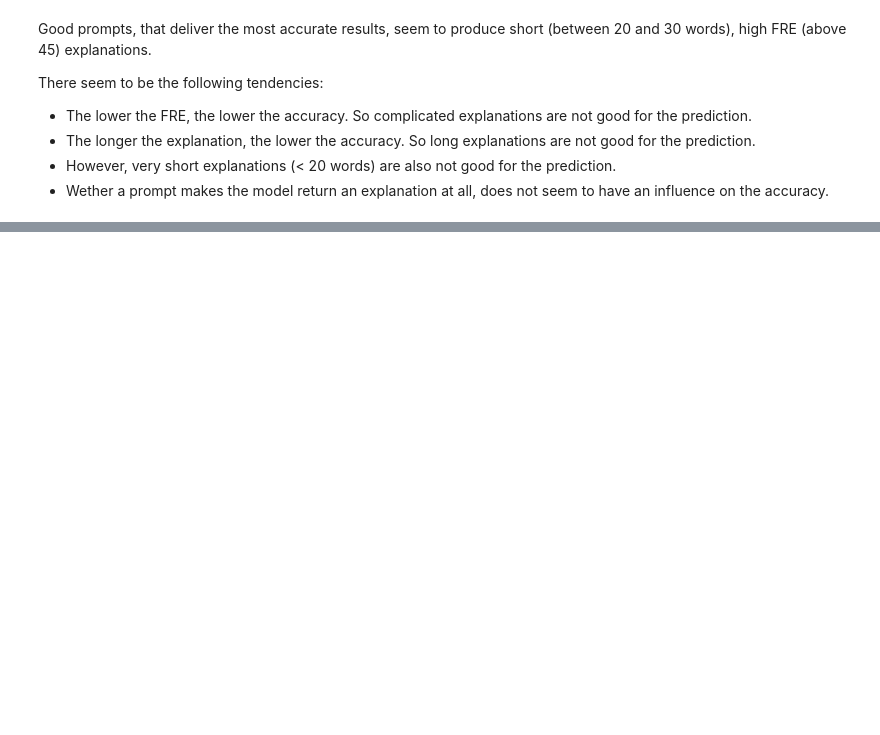
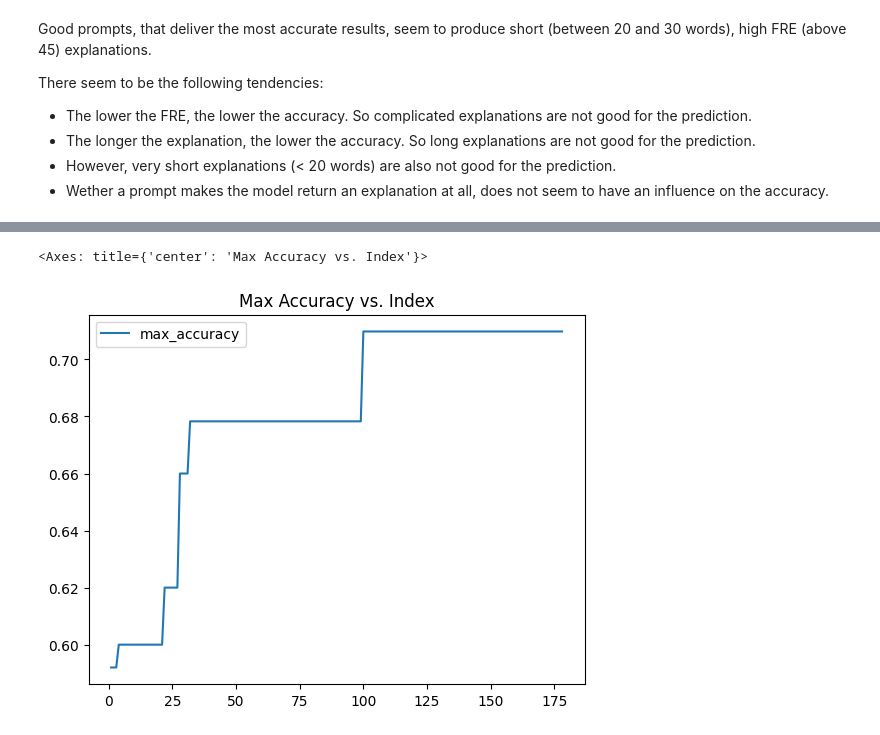
Before and after one commit to lukasvoege/ZeroShot-step-by-step-distillation, a Jupyter notebook: analytics.ipynb, the cells around one changed output, grey strips where cells are left out. Saved outputs shown, nothing was run; the diff lists cells and outputs as text; code cells hidden in the pictures; blank space fills up the shorter version.

```diff
--- a/analytics.ipynb
+++ b/analytics.ipynb
@@ -114,0 +115,7 @@ meta_df[meta_df["n_parse_errors"] < 1].plot.line(y="accuracy", title="Accuracy v
+# %%
+# line plot showing max accuracy so far vs. index, starting from index 1
+meta_df["max_accuracy"] = meta_df.drop(0, axis=0)["accuracy"].cummax()
+meta_df.plot.line(y="max_accuracy", title="Max Accuracy vs. Index")
+# %% [output]
+<Axes: title={'center': 'Max Accuracy vs. Index'}>
+[figure, added]
```
Also changed, not shown: parts of 4 cells of this notebook, 3 other files.
